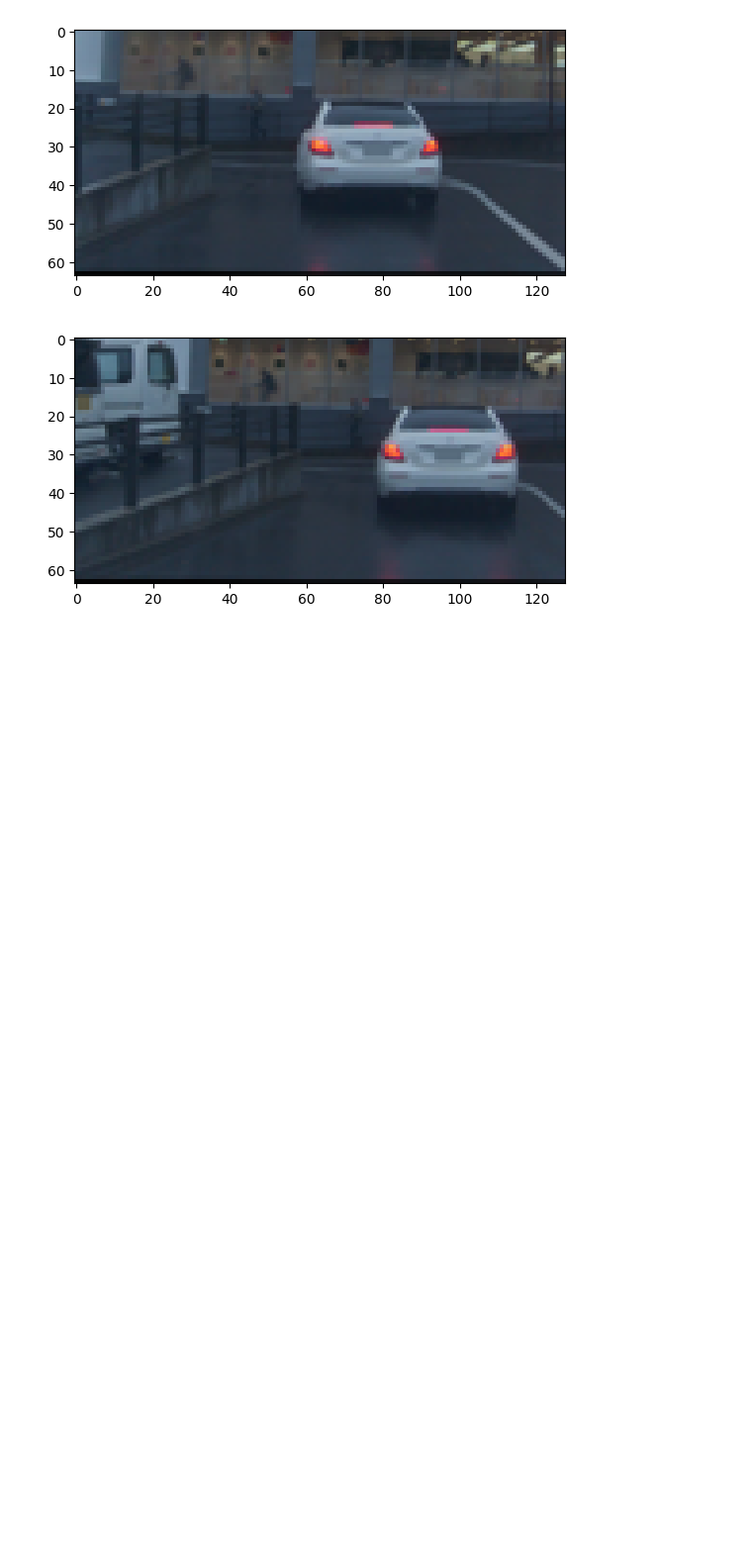
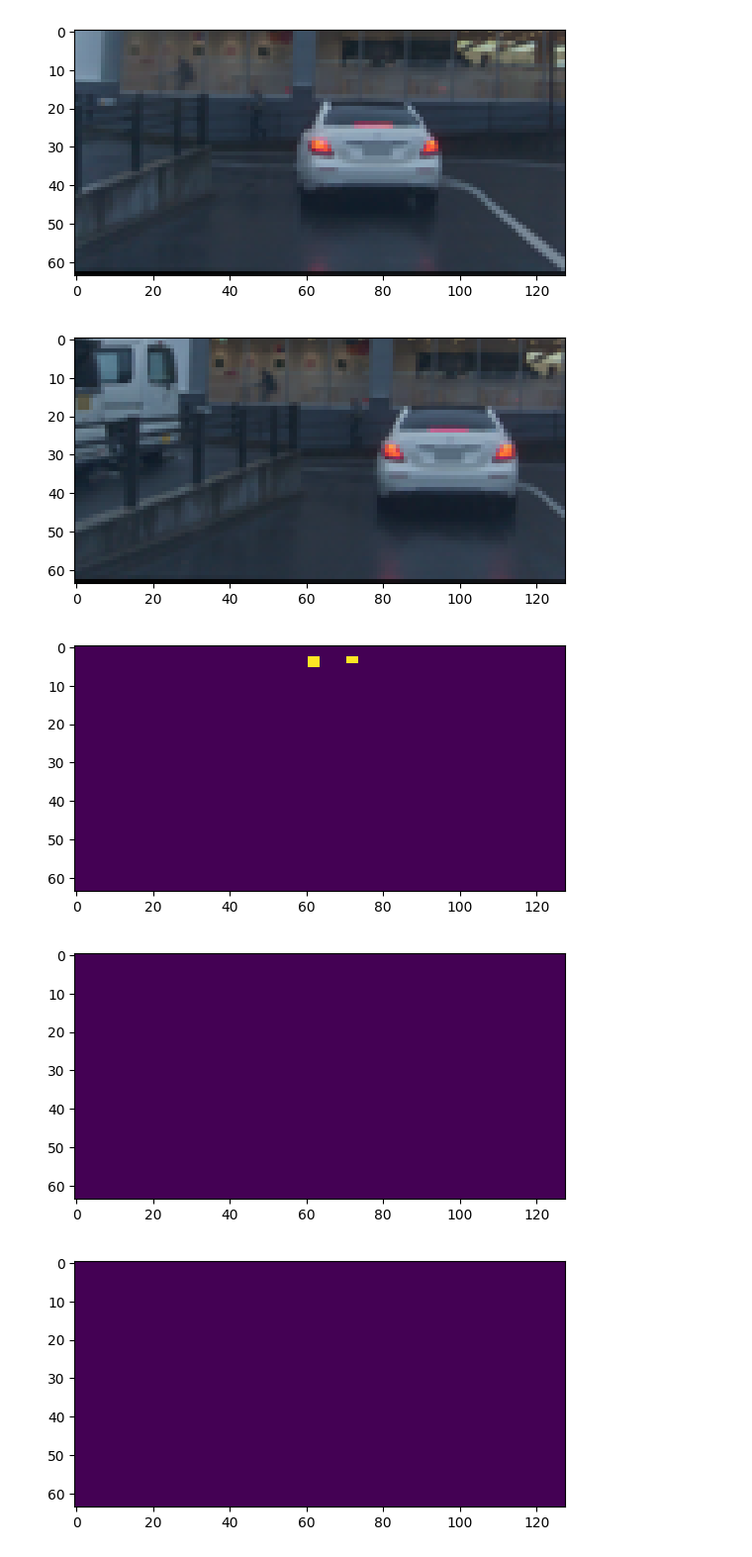
Before and after one commit to statsu1990/atmacup_18, a Jupyter notebook: experiments/eda/images.ipynb, the cells around one changed output. Shown at 99% size. Cells and saved outputs as stored; diff of their text form; code cells hidden in the pictures; blank space fills up the shorter version.

Commit message:
Feature/traffic bbox image (#3)
* 信号機のbboxを描画した画像を作成するスクリプトを追加

* 結果の確認用notebookを追加

---------

Co-authored-by: statsu1990 <statsu1990@users.noreply.github.com>

```diff
--- a/experiments/eda/images.ipynb
+++ b/experiments/eda/images.ipynb
@@ -150,3 +150,27 @@ plt.show()
 [figure]
 [figure]
 [figure]
+# %%
+def show_traffic_light_bbox_image(image_path: Path):
+    """信号機のバウンディングボックスが描画された画像を表示する。
+
+    Args:
+        image_path (Path): 画像のパス。
+    """
+    import matplotlib.pyplot as plt
+
+    image = np.load(image_path)
+    for i in range(image.shape[-1]):
+        plt.imshow(image[:, :, i])
+        plt.show()
+
+
+show_traffic_light_bbox_image(
+    Path(
+        "../../data/atmaCup#18_dataset/images/000fb056f97572d384bae4f5fc1e0f28_320/traffic_light_bbox_image.npy"
+    )
+)
+# %% [output]
+[figure, added]
+[figure, added]
+[figure, added]
```
Also changed, not shown: parts of 1 cell of this notebook, 4 other files.
